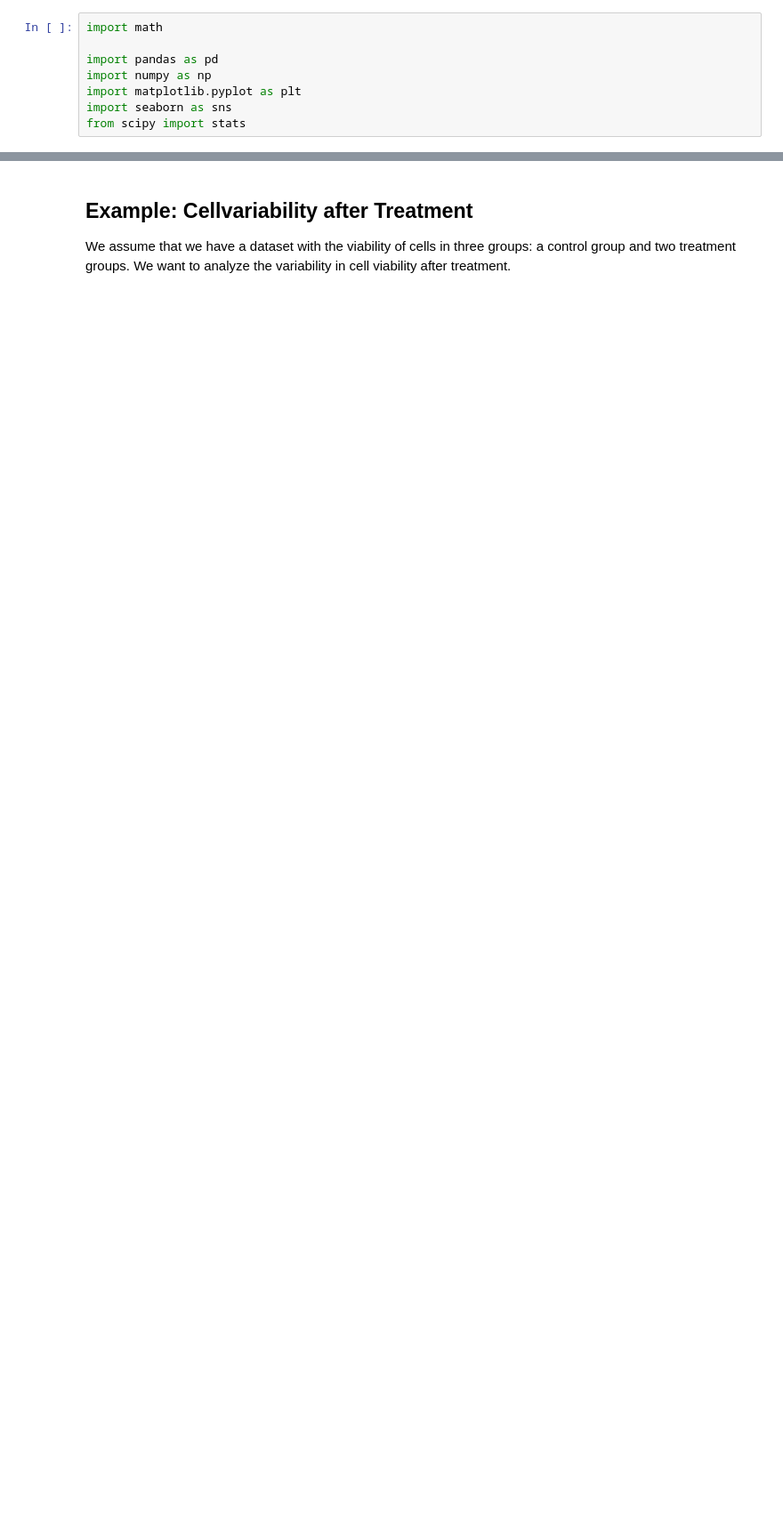
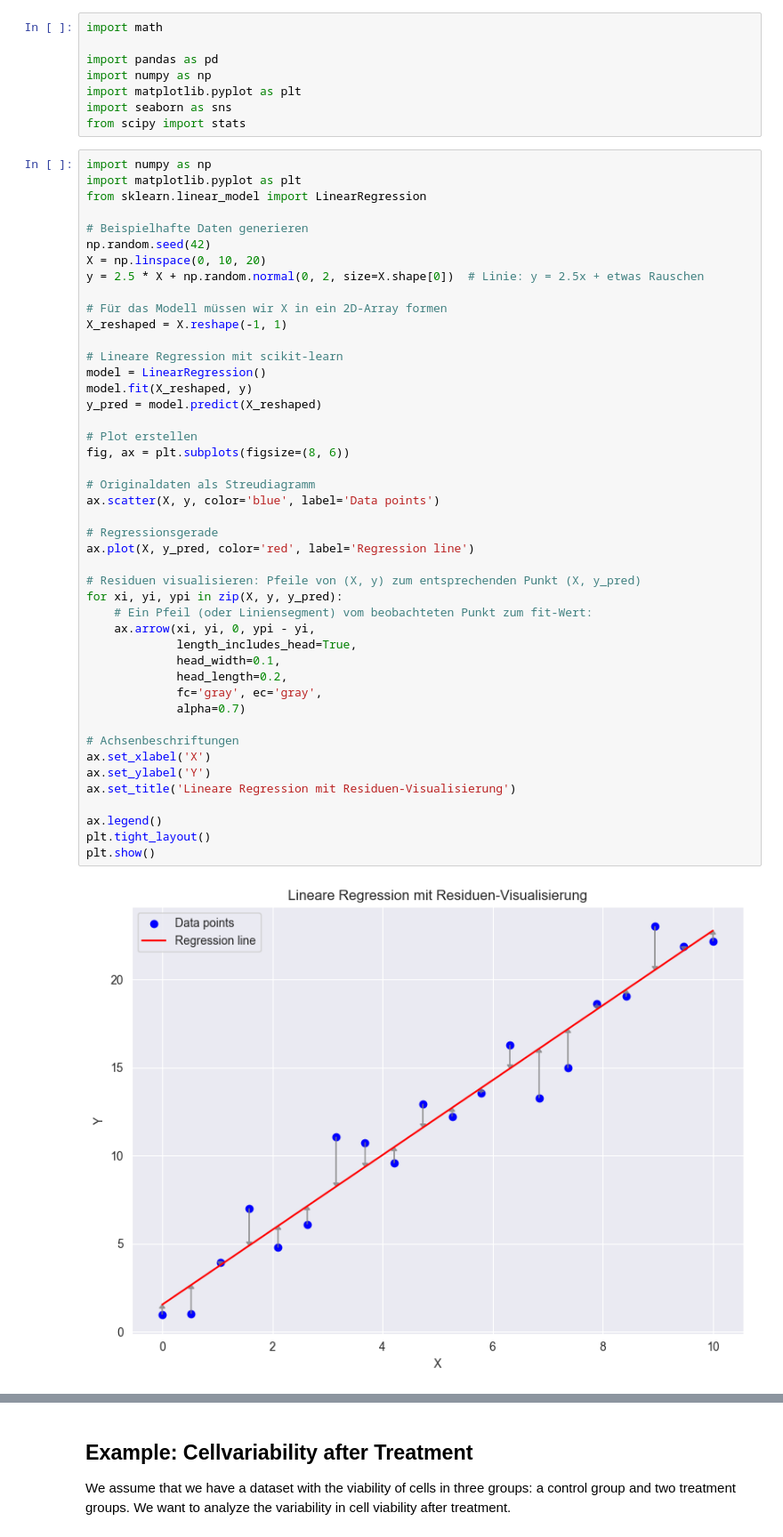
Before and after one commit to dietrichlab-cs/Programming_Intro, a Jupyter notebook: python/05_statistics_with_python/05_statistic_with_python_01.ipynb, the cells around one changed output, grey strips where cells are left out. Shown: that part at 89% size. Drawn from its saved outputs; the diff is of its cells as text; blank space fills up the shorter version.

```diff
--- a/python/05_statistics_with_python/05_statistic_with_python_01.ipynb
+++ b/python/05_statistics_with_python/05_statistic_with_python_01.ipynb
@@ -6,3 +6,50 @@ import numpy as np
 import matplotlib.pyplot as plt
 import seaborn as sns
 from scipy import stats
+# %%
+import numpy as np
+import matplotlib.pyplot as plt
+from sklearn.linear_model import LinearRegression
+
+# Beispielhafte Daten generieren
+np.random.seed(42)
+X = np.linspace(0, 10, 20)
+y = 2.5 * X + np.random.normal(0, 2, size=X.shape[0])  # Linie: y = 2.5x + etwas Rauschen
+
+# Für das Modell müssen wir X in ein 2D-Array formen
+X_reshaped = X.reshape(-1, 1)
+
+# Lineare Regression mit scikit-learn
+model = LinearRegression()
+model.fit(X_reshaped, y)
+y_pred = model.predict(X_reshaped)
+
+# Plot erstellen
+fig, ax = plt.subplots(figsize=(8, 6))
+
+# Originaldaten als Streudiagramm
+ax.scatter(X, y, color='blue', label='Data points')
+
+# Regressionsgerade
+ax.plot(X, y_pred, color='red', label='Regression line')
+
+# Residuen visualisieren: Pfeile von (X, y) zum entsprechenden Punkt (X, y_pred)
+for xi, yi, ypi in zip(X, y, y_pred):
+    # Ein Pfeil (oder Liniensegment) vom beobachteten Punkt zum fit-Wert:
+    ax.arrow(xi, yi, 0, ypi - yi,
+             length_includes_head=True,
+             head_width=0.1,
+             head_length=0.2,
+             fc='gray', ec='gray',
+             alpha=0.7)
+
+# Achsenbeschriftungen
+ax.set_xlabel('X')
+ax.set_ylabel('Y')
+ax.set_title('Lineare Regression mit Residuen-Visualisierung')
+
+ax.legend()
+plt.tight_layout()
+plt.show()
+# %% [output]
+[figure, added]
```
Also changed, not shown: parts of 9 cells of this notebook, 5 other files.
